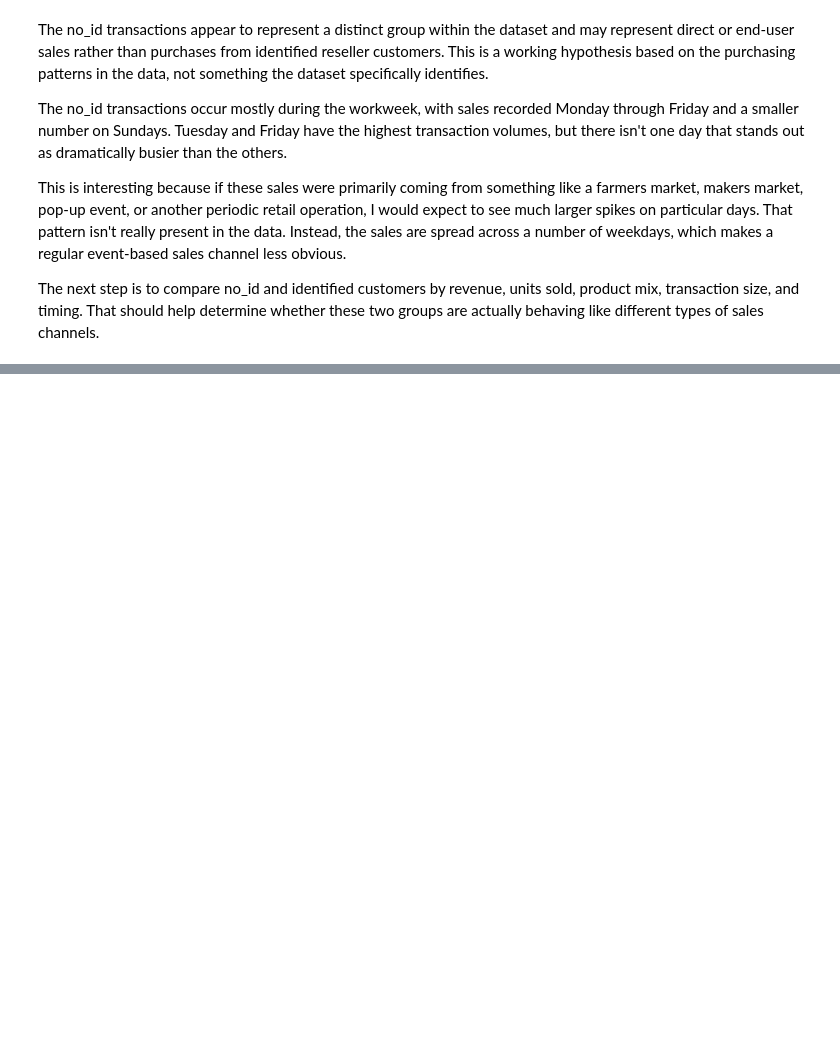
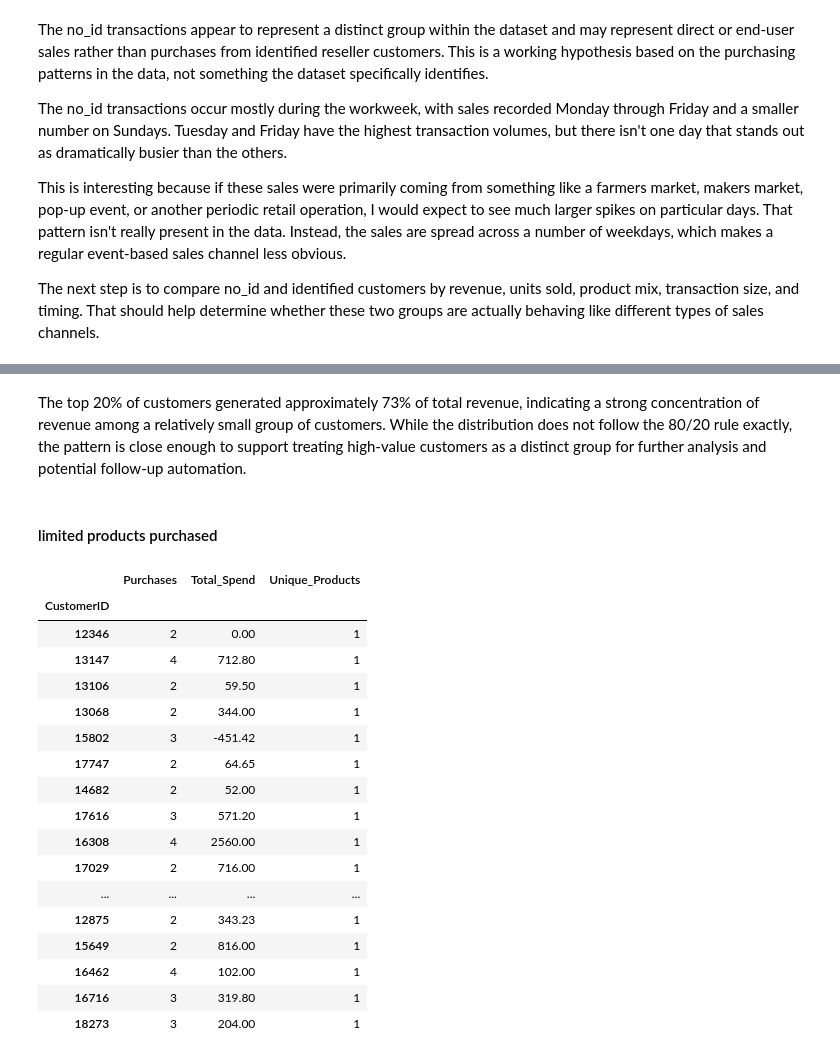
Before and after one commit to peayah/customer_pattern_analysis_and_engagement_automation, a Jupyter notebook: notebooks/02_customer_analysis.ipynb, the cells around one changed output, grey strips where cells are left out. Cells and saved outputs as stored; diff of their text form; code cells hidden in the pictures; blank space fills up the shorter version.

Commit message:
add final analysis, divide code into notebooks and add folder hierachy

```diff
--- a/analysis_report.ipynb
+++ b/notebooks/02_customer_analysis.ipynb
@@ -840,0 +703,33 @@ df[df["StockCode"].isin(codes_to_check)][
+# %% [markdown]
+The top 20% of customers generated approximately 73% of total revenue, indicating a strong concentration of revenue among a relatively small group of customers. While the distribution does not follow the 80/20 rule exactly, the pattern is close enough to support treating high-value customers as a distinct group for further analysis and potential follow-up automation.
+# %% [markdown]
+#### limited products purchased
+# %%
+limited_product_customers = (
+    customer_summary[
+        customer_summary["Purchases"] > 1
+    ]
+    .sort_values("Unique_Products")
+    [["Purchases", "Total_Spend", "Unique_Products"]]
+)
+
+limited_product_customers.head(20)
+# %% [output]
+|  | Purchases | Total_Spend | Unique_Products |
+| CustomerID |  |  |  |
+| 12346 | 2 | 0.00 | 1 |
+| 13147 | 4 | 712.80 | 1 |
+| 13106 | 2 | 59.50 | 1 |
+| 13068 | 2 | 344.00 | 1 |
+| 15802 | 3 | -451.42 | 1 |
+| 17747 | 2 | 64.65 | 1 |
+| 14682 | 2 | 52.00 | 1 |
+| 17616 | 3 | 571.20 | 1 |
+| 16308 | 4 | 2560.00 | 1 |
+| 17029 | 2 | 716.00 | 1 |
+| ... | ... | ... | ... |
+| 12875 | 2 | 343.23 | 1 |
+| 15649 | 2 | 816.00 | 1 |
+| 16462 | 4 | 102.00 | 1 |
+| 16716 | 3 | 319.80 | 1 |
+| 18273 | 3 | 204.00 | 1 |
```
Also changed, not shown: parts of 77 cells of this notebook, 7 other files.
